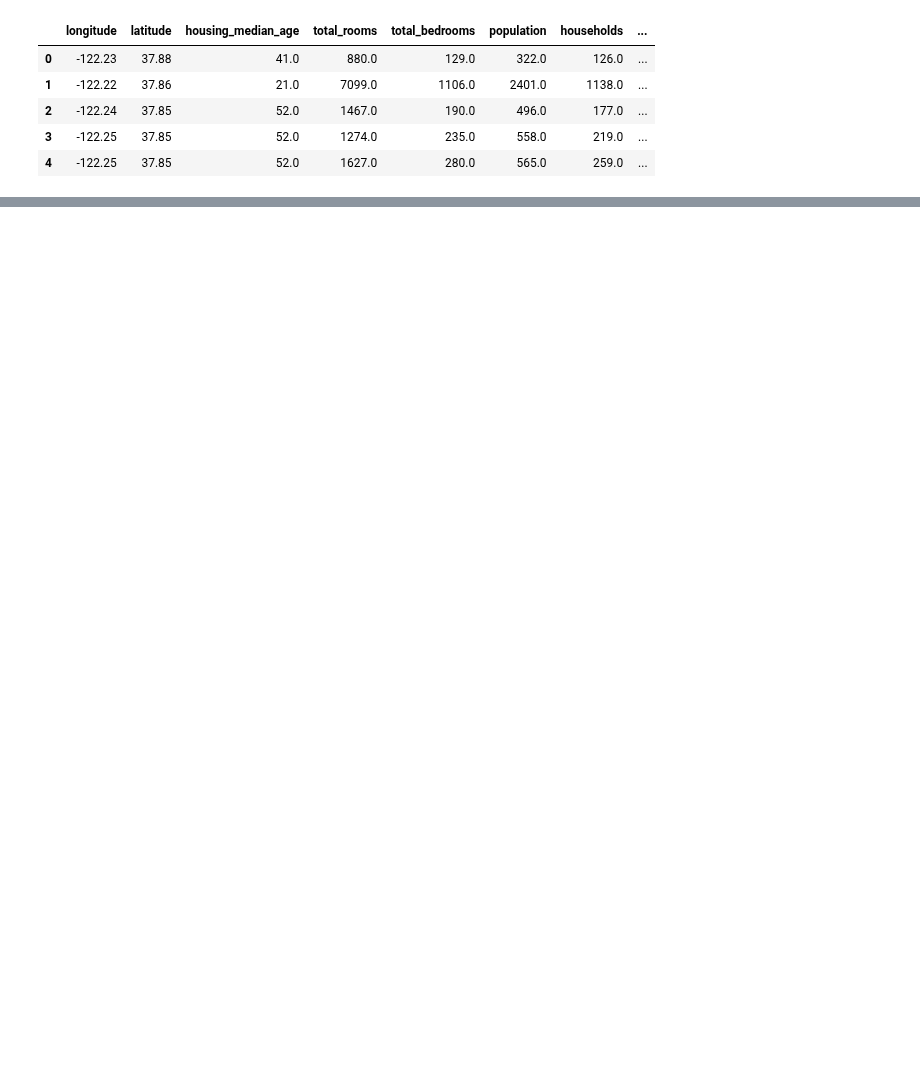
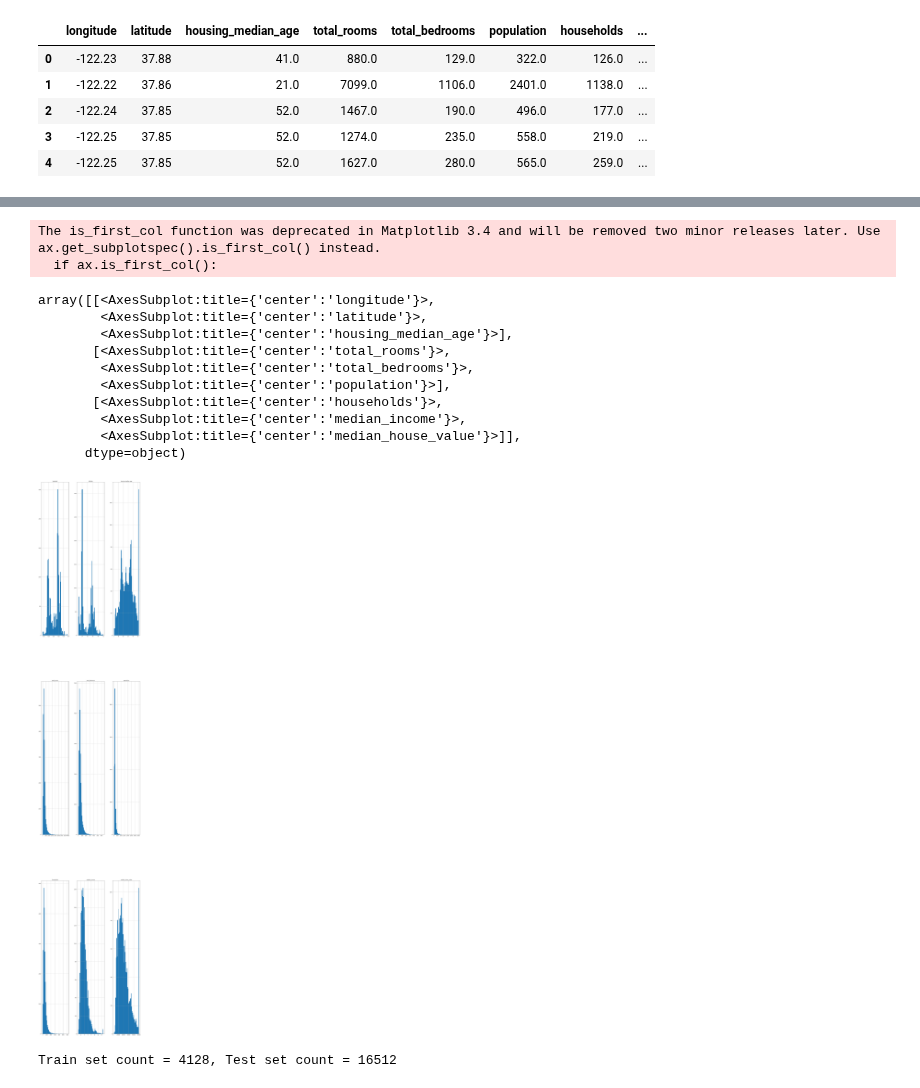
Before and after one commit to thakareakshay1709/my-data-science-projects, a Jupyter notebook: Housing-Price-Predections/housing.ipynb, the cells around one changed output, grey strips where cells are left out. Saved outputs shown, nothing was run; the diff lists cells and outputs as text; code cells hidden in the pictures; blank space fills up the shorter version.

Commit message:
added data visualisation for housing price predictions

```diff
--- a/Housing-Price-Predections/housing.ipynb
+++ b/Housing-Price-Predections/housing.ipynb
@@ -15,0 +66,17 @@ raw_df.head(5)
+# %%
+# hist method to use draw histogram to show the distribution of each attribute
+raw_df.hist(bins=50, figsize=(20,115))
+# %% [output]
+The is_first_col function was deprecated in Matplotlib 3.4 and will be removed two minor releases later. Use ax.get_subplotspec().is_first_col() instead.
+  if ax.is_first_col():
+array([[<AxesSubplot:title={'center':'longitude'}>,
+        <AxesSubplot:title={'center':'latitude'}>,
+        <AxesSubplot:title={'center':'housing_median_age'}>],
+       [<AxesSubplot:title={'center':'total_rooms'}>,
+        <AxesSubplot:title={'center':'total_bedrooms'}>,
+        <AxesSubplot:title={'center':'population'}>],
+       [<AxesSubplot:title={'center':'households'}>,
+        <AxesSubplot:title={'center':'median_income'}>,
+        <AxesSubplot:title={'center':'median_house_value'}>]],
+      dtype=object)
+[figure, added]
@@ -15,0 +85,4 @@ raw_df.head(5)
+# %%
+print(f"Train set count = {len(train_split)}, Test set count = {len(test_split)}")
+# %% [output]
+Train set count = 4128, Test set count = 16512
```
Also changed, not shown: parts of 9 cells of this notebook.
